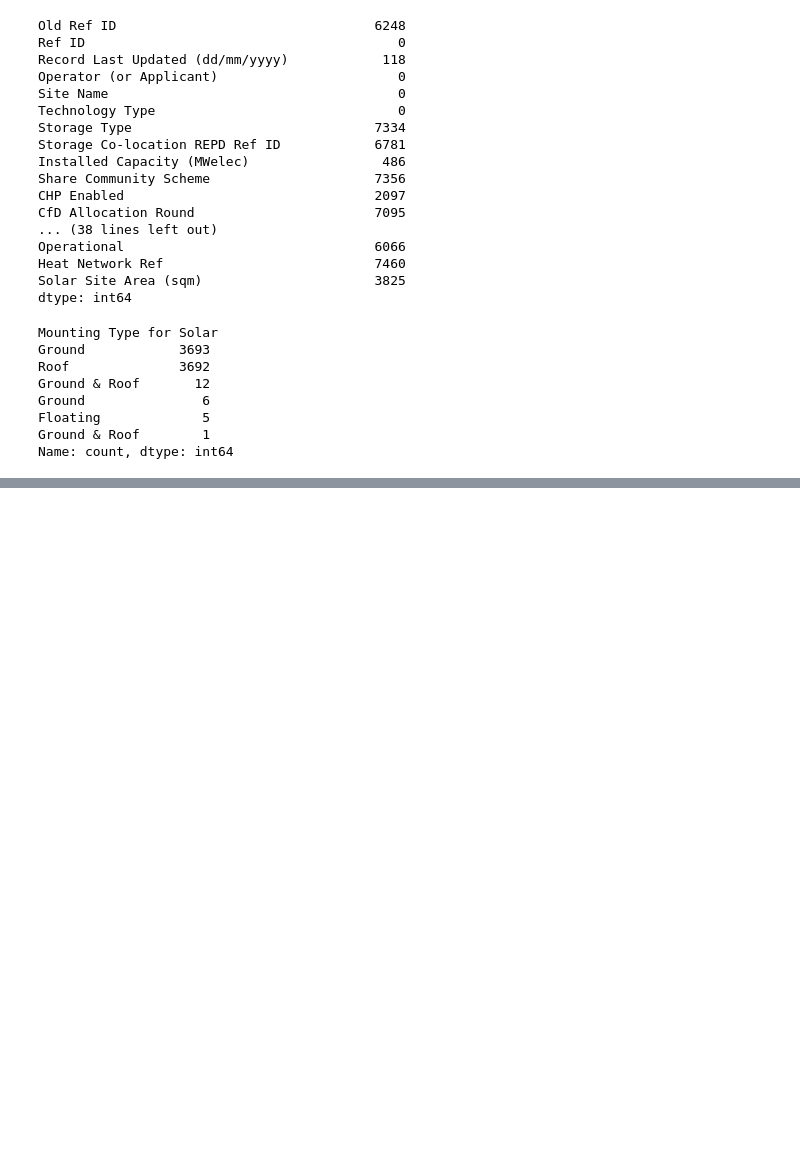
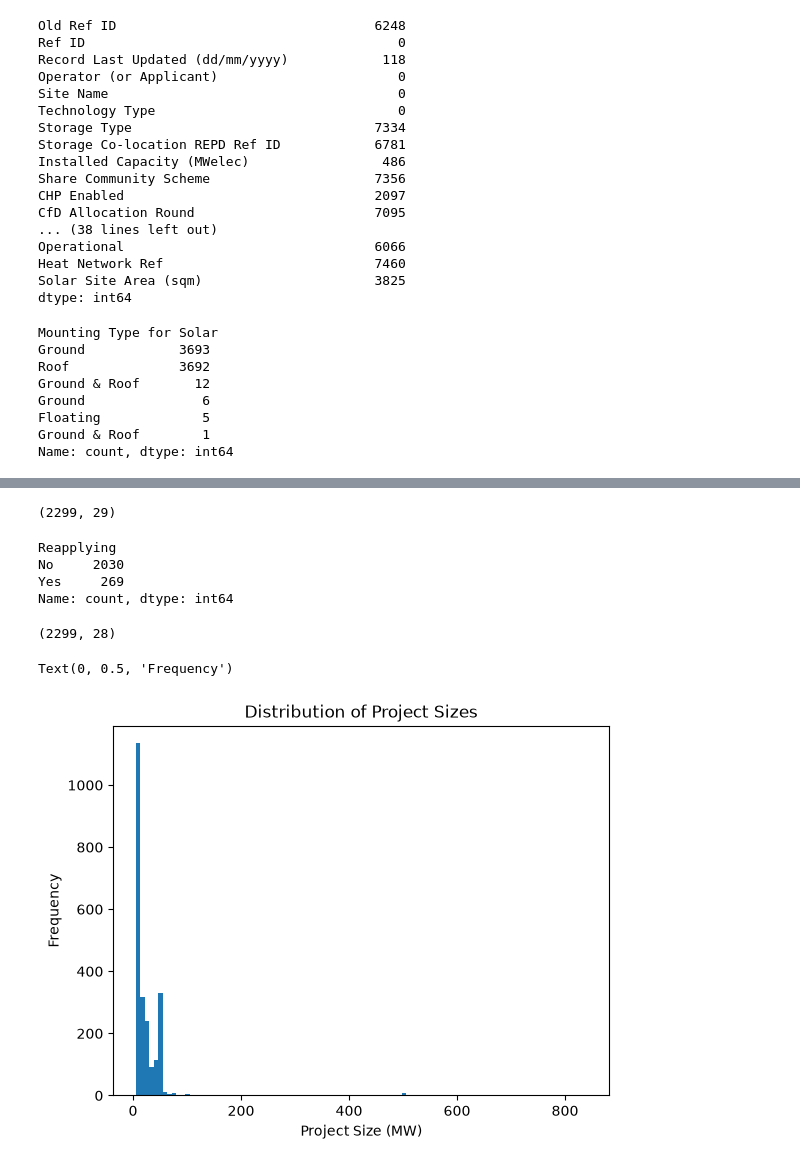
Before and after one commit to Chhchroncode/Data-Science-Solar-with-Cox, a Jupyter notebook: Python/Python_data_cleaning.ipynb, the cells around one changed output, grey strips where cells are left out. Saved outputs shown, nothing was run; the diff lists cells and outputs as text; code cells hidden in the pictures; blank space fills up the shorter version.

```diff
--- a/Python/Python_data_cleaning.ipynb
+++ b/Python/Python_data_cleaning.ipynb
@@ -180,0 +592,34 @@ dtype: int64
+# %%
+#Drop share community scheme with no valid values
+solar=solar.drop(columns=['Share Community Scheme'])
+solar.shape
+# %% [output]
+(2299, 29)
+# %%
+#Assigning value to null in categorical variables for cox
+catcols=['Storage Type','CfD Allocation Round']
+solar[catcols]=solar[catcols].fillna('No')
+# %%
+#Treating reapplication as separate projects, but adding binary variable that indicates application history
+#For another analysis focusing on reapplication,potential improvement could be using a multi-state model
+solar['Reapplying']=np.where(solar['Are they re-applying (New REPD Ref)'].isna()&solar['Are they re-applying (Old REPD Ref) '].isna(),'No','Yes').astype(str)
+print(solar['Reapplying'].value_counts())
+# %% [output]
+Reapplying
+No     2030
+Yes     269
+Name: count, dtype: int64
+# %%
+solar=solar.drop(columns=['Are they re-applying (New REPD Ref)','Are they re-applying (Old REPD Ref) '])
+solar.shape
+# %% [output]
+(2299, 28)
+# %%
+#histogram
+solar['Installed Capacity (MWelec)'].plot(kind='hist', bins=100)
+plt.title('Distribution of Project Sizes')
+plt.xlabel('Project Size (MW)')
+plt.ylabel('Frequency')
+# %% [output]
+Text(0, 0.5, 'Frequency')
+[figure, added]
```
Also changed, not shown: parts of 56 cells of this notebook, 1 other file.
